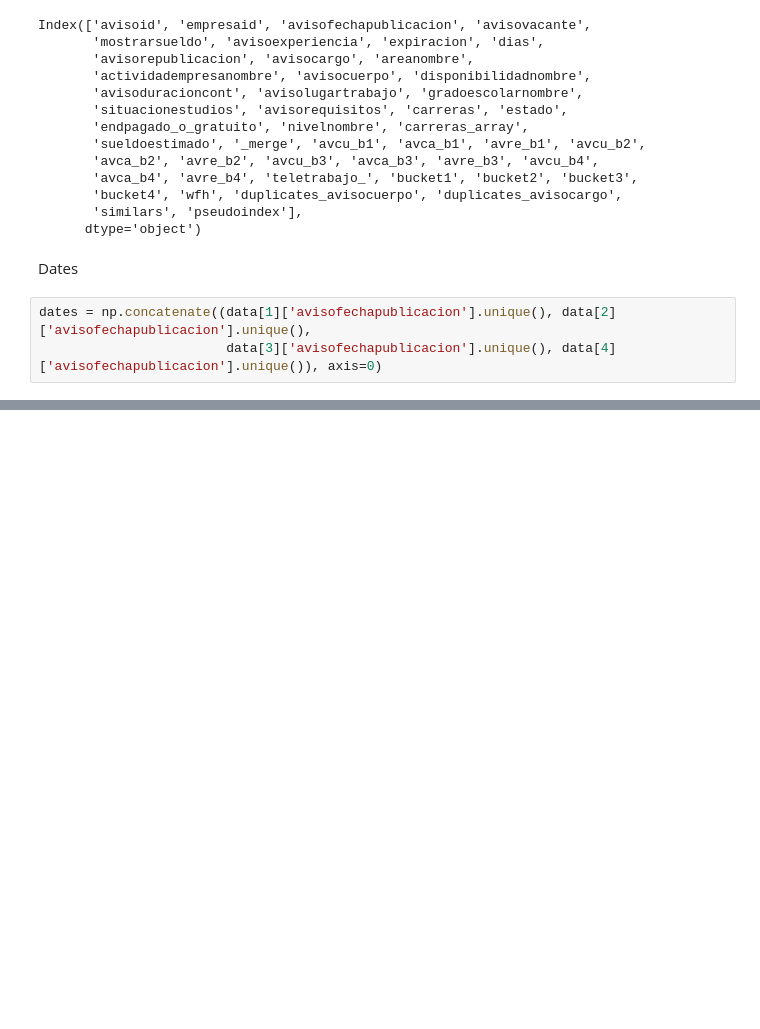
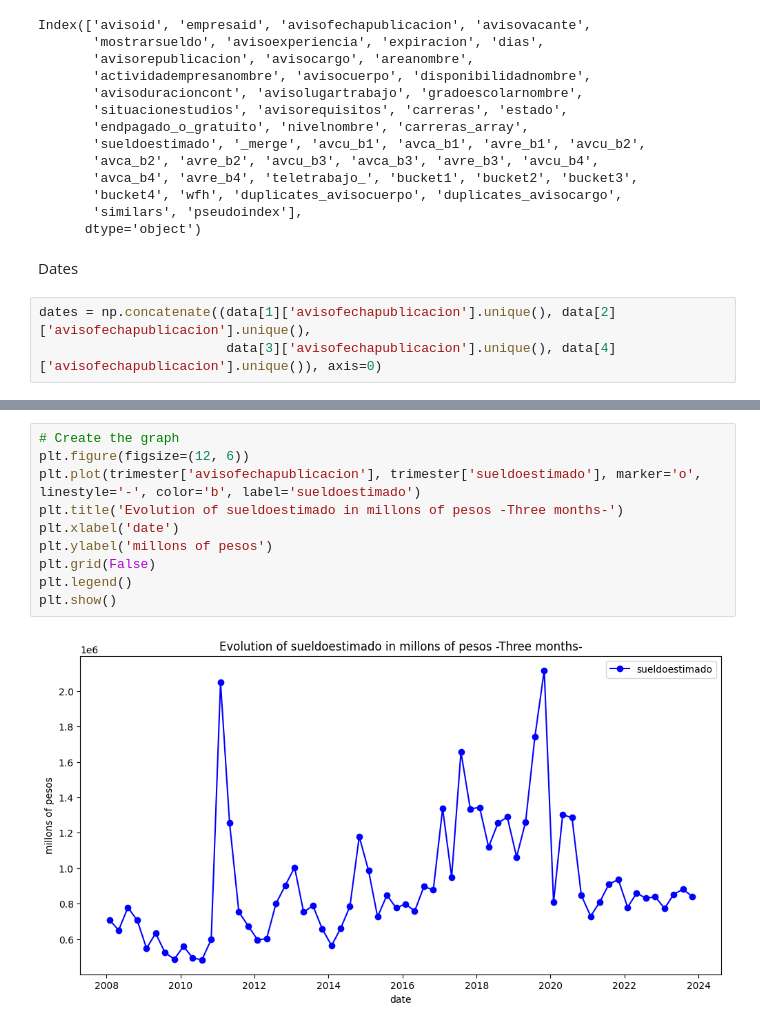
Before and after one commit to oejaramillo/WFH-Project, a Jupyter notebook: graphs 2.ipynb, the cells around one changed output, grey strips where cells are left out. Cells and saved outputs as stored; diff of their text form; blank space fills up the shorter version.

```diff
--- a/graphs 2.ipynb
+++ b/graphs 2.ipynb
@@ -84,0 +88,12 @@ plt.show()
+# %%
+# Create the graph
+plt.figure(figsize=(12, 6))
+plt.plot(trimester['avisofechapublicacion'], trimester['sueldoestimado'], marker='o', linestyle='-', color='b', label='sueldoestimado')
+plt.title('Evolution of sueldoestimado in millons of pesos -Three months-')
+plt.xlabel('date')
+plt.ylabel('millons of pesos')
+plt.grid(False)
+plt.legend()
+plt.show()
+# %% [output]
+[figure, added]
```
Also changed, not shown: parts of 13 cells of this notebook, 1 other file.
